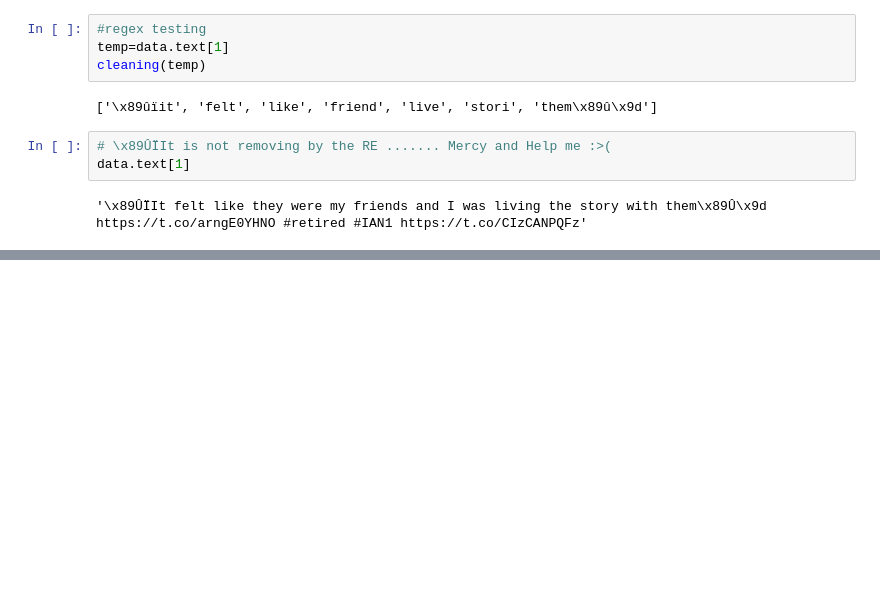
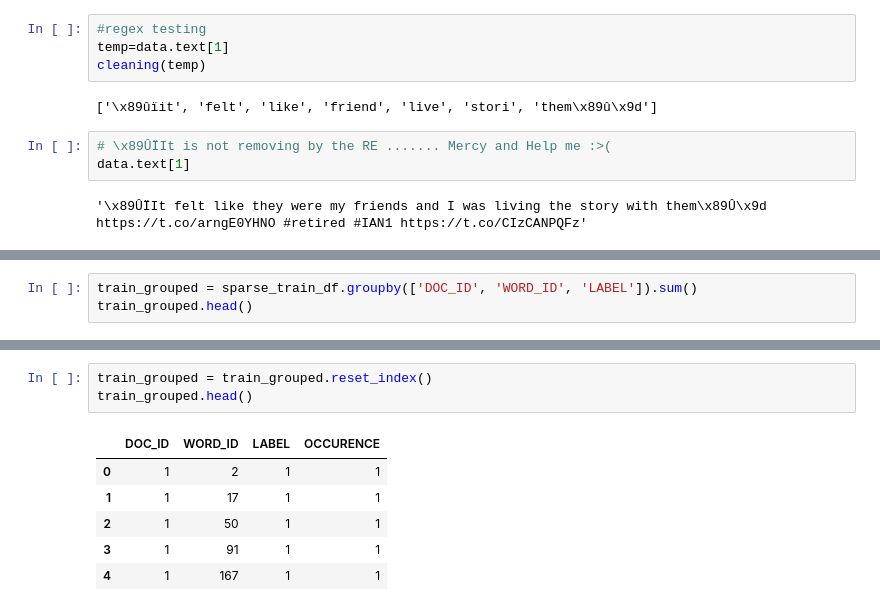
Before and after one commit to Hello49/Verzeo_Major_project, a Jupyter notebook: Assignment_one.ipynb, the cells around one changed output, grey strips where cells are left out. Drawn from its saved outputs; the diff is of its cells as text; blank space fills up the shorter version.

```diff
--- a/Assignment_one.ipynb
+++ b/Assignment_one.ipynb
@@ -450,0 +555,3 @@ female_words.count("love")
+# %%
+train_grouped = sparse_train_df.groupby(['DOC_ID', 'WORD_ID', 'LABEL']).sum()
+train_grouped.head()
@@ -450,0 +566,10 @@ female_words.count("love")
+# %%
+train_grouped = train_grouped.reset_index()
+train_grouped.head()
+# %% [output]
+|  | DOC_ID | WORD_ID | LABEL | OCCURENCE |
+| 0 | 1 | 2 | 1 | 1 |
+| 1 | 1 | 17 | 1 | 1 |
+| 2 | 1 | 50 | 1 | 1 |
+| 3 | 1 | 91 | 1 | 1 |
+| 4 | 1 | 167 | 1 | 1 |
```
Also changed, not shown: parts of 42 cells of this notebook, 1 other file.
